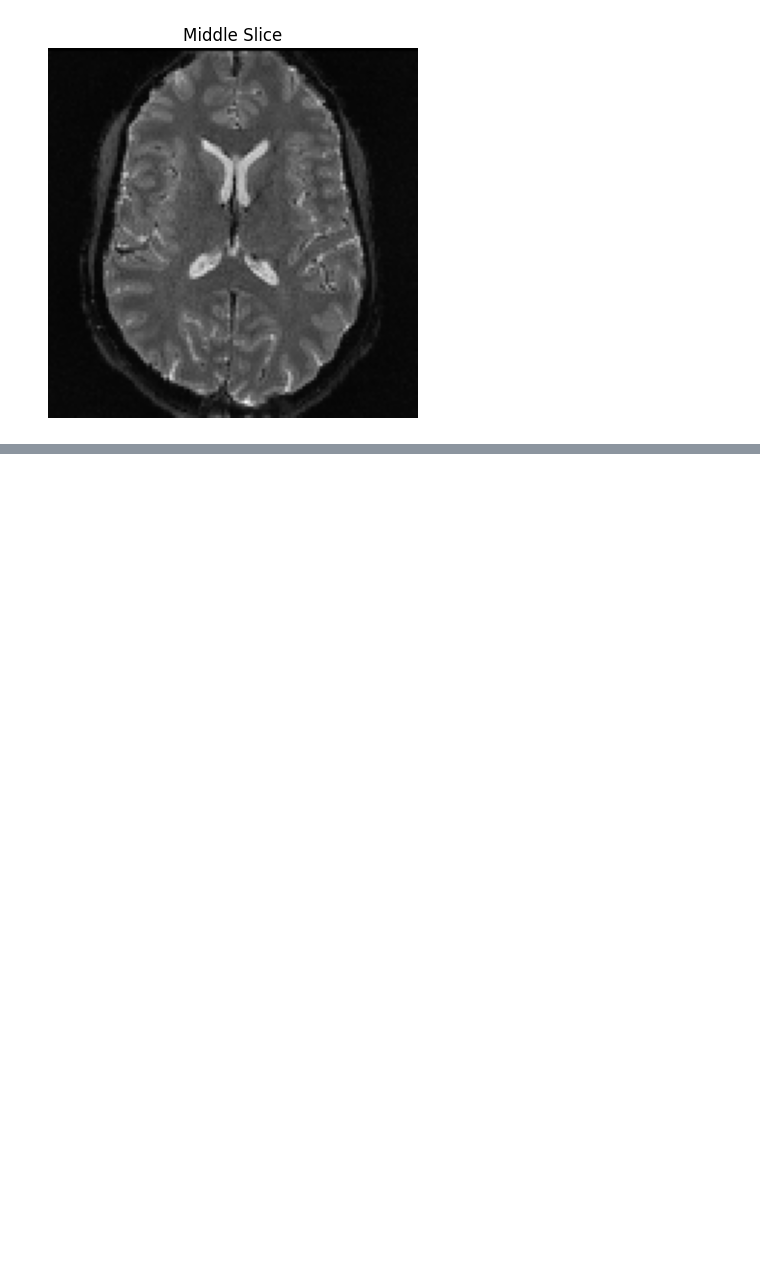
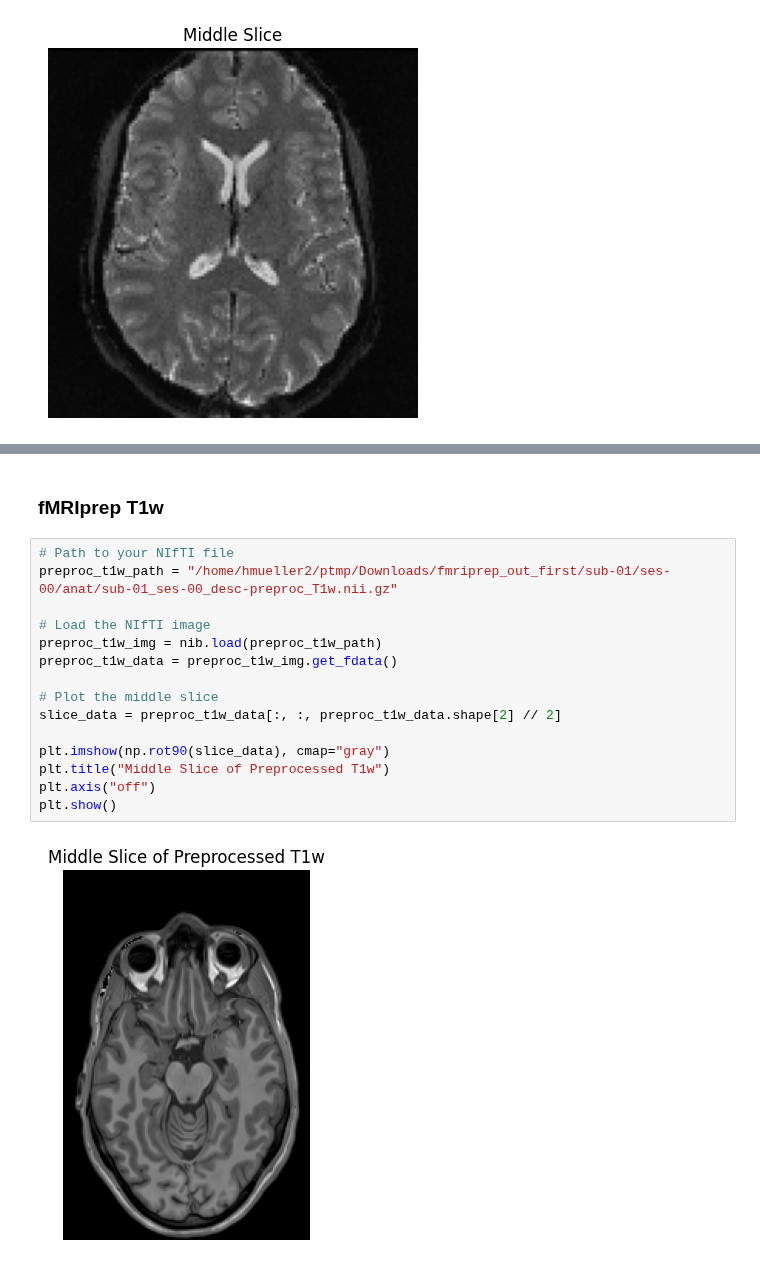
Before and after one commit to Cognitive-Neuroscience-Neurotechnology/ibc_latent, a Jupyter notebook: Preprocessing/fMRIprep_test.ipynb, the cells around one changed output, grey strips where cells are left out. Drawn from its saved outputs; the diff is of its cells as text; blank space fills up the shorter version.

```diff
--- a/Preprocessing/fMRIprep_test.ipynb
+++ b/Preprocessing/fMRIprep_test.ipynb
@@ -50,0 +99,19 @@ plt.show()
+# %% [markdown]
+### fMRIprep T1w
+# %%
+# Path to your NIfTI file
+preproc_t1w_path = "/home/hmueller2/ptmp/Downloads/fmriprep_out_first/sub-01/ses-00/anat/sub-01_ses-00_desc-preproc_T1w.nii.gz"
+
+# Load the NIfTI image
+preproc_t1w_img = nib.load(preproc_t1w_path)
+preproc_t1w_data = preproc_t1w_img.get_fdata()
+
+# Plot the middle slice
+slice_data = preproc_t1w_data[:, :, preproc_t1w_data.shape[2] // 2]
+
+plt.imshow(np.rot90(slice_data), cmap="gray")
+plt.title("Middle Slice of Preprocessed T1w")
+plt.axis("off")
+plt.show()
+# %% [output]
+[figure, added]
```
Also changed, not shown: parts of 6 cells of this notebook.
